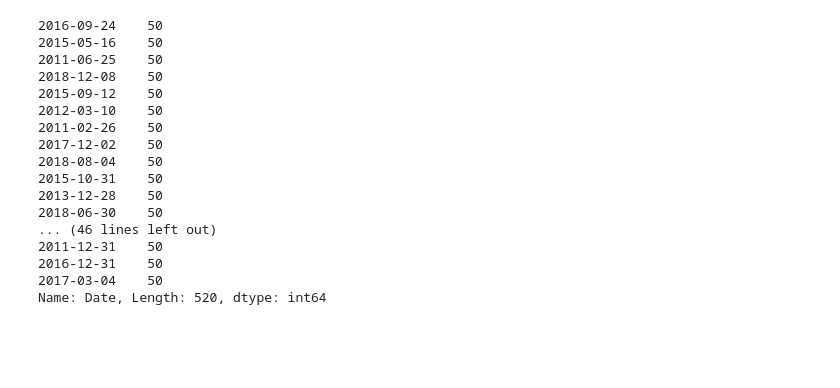
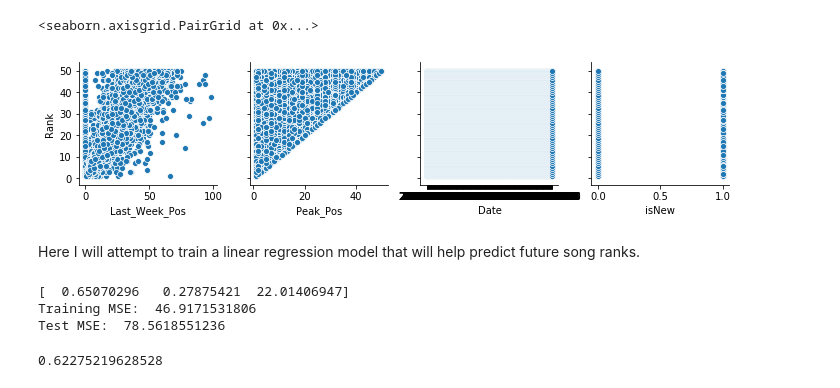
Before and after one commit to cyrusParvereshi/HipHop-R-B_Hit_Song_Prediction, a Jupyter notebook: BillboardAPI_EDA.ipynb, the cells around one changed output. Drawn from its saved outputs; the diff is of its cells as text; code cells hidden in the pictures; blank space fills up the shorter version.

Commit message:
Did some basic linear regression

```diff
--- a/BillboardAPI_EDA.ipynb
+++ b/BillboardAPI_EDA.ipynb
@@ -55,22 +42,10 @@ fullDF
 # %%
 #now can read in data from here
 fullDF = pd.read_pickle("R&B10yrDF.pkl")
-fullDF.Date.value_counts() #you can see here that each  week only has 50 songs - please help me find out why :)b
+del fullDF['index']
+sns.pairplot(fullDF, x_vars = ['Last_Week_Pos', 'Peak_Pos', 'Date', 'isNew'], y_vars = 'Rank')
 # %% [output]
-2016-09-24    50
-2015-05-16    50
-2011-06-25    50
-2018-12-08    50
-2015-09-12    50
-2012-03-10    50
-2011-02-26    50
-2017-12-02    50
-2018-08-04    50
-2015-10-31    50
-2013-12-28    50
-2018-06-30    50
-... (46 lines left out)
-2011-12-31    50
-2016-12-31    50
-2017-03-04    50
-Name: Date, Length: 520, dtype: int64
+<seaborn.axisgrid.PairGrid at 0x...>
+[figure, added]
+# %% [markdown]
+Here I will attempt to train a linear regression model that will help predict future song ranks.
@@ -76,0 +65,16 @@ Name: Date, Length: 520, dtype: int64
+# %%
+LR = LinearRegression()
+LR.fit(training_x, training_y)
+print(LR.coef_)
+predicted_ranks = LR.predict(training_x)
+training_mse = mean_squared_error(predicted_ranks, training_y)
+print("Training MSE: ", training_mse)
+predicted_ranks_y = LR.predict(testing_x)
+testing_mse = mean_squared_error(predicted_ranks_y, testing_y )
+print("Test MSE: ", testing_mse)
+LR.score(testing_x, testing_y)
+# %% [output]
+[  0.65070296   0.27875421  22.01406947]
+Training MSE:  46.9171531806
+Test MSE:  78.5618551236
+0.62275219628528
```
Also changed, not shown: parts of 4 cells of this notebook.
